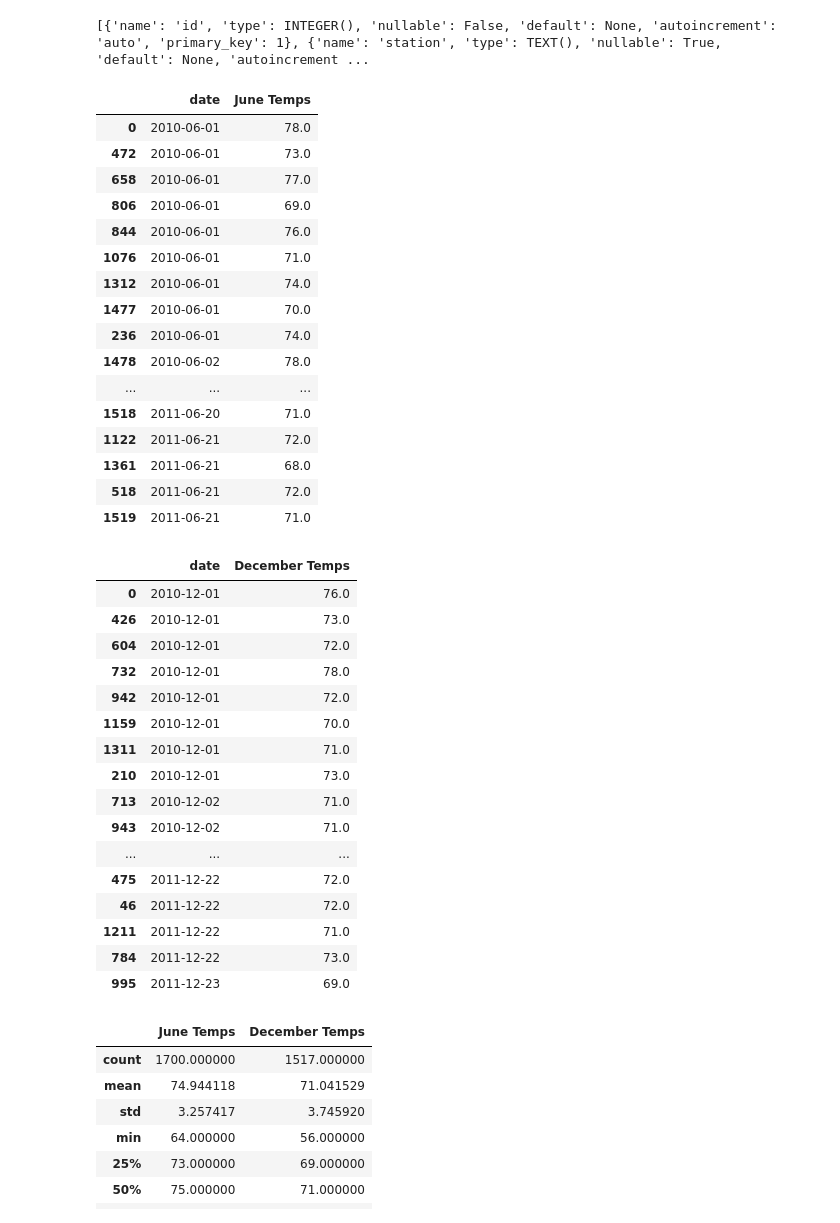
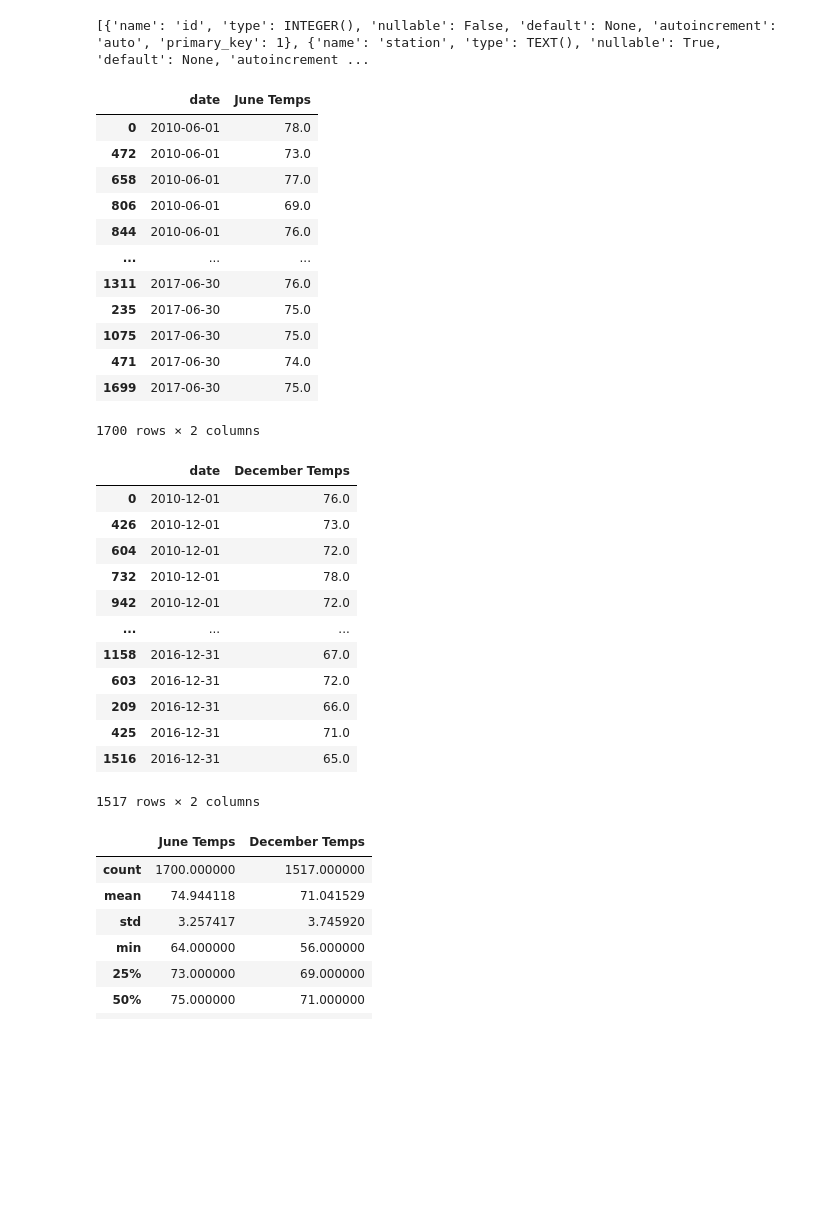
Before and after one commit to Kelfang/surfs_up, a Jupyter notebook: Surfs_Up_Expanded_Queries.ipynb, the cells around one changed output. Cells and saved outputs as stored; diff of their text form; code cells hidden in the pictures; blank space fills up the shorter version.

```diff
--- a/Surfs_Up_Expanded_Queries.ipynb
+++ b/Surfs_Up_Expanded_Queries.ipynb
@@ -52,28 +52,24 @@ print(inspector.get_columns('station'))
 # %%
 # Create June Temps DataFrame.
 june_temps = session.query(Measurement.date, Measurement.tobs).filter(extract('month', Measurement.date) == 6).all()
-pd.set_option('display.max_rows', None)
+# pd.set_option('display.max_rows', None)
 june_df = pd.DataFrame(june_temps, columns=['date', 'tobs'])
 june_df.rename(columns=({'tobs': 'June Temps'}), inplace=True)
 june_df.sort_values(by='date')
 # %% [output]
 |  | date | June Temps |
 | 0 | 2010-06-01 | 78.0 |
 | 472 | 2010-06-01 | 73.0 |
 | 658 | 2010-06-01 | 77.0 |
 | 806 | 2010-06-01 | 69.0 |
 | 844 | 2010-06-01 | 76.0 |
-| 1076 | 2010-06-01 | 71.0 |
-| 1312 | 2010-06-01 | 74.0 |
-| 1477 | 2010-06-01 | 70.0 |
-| 236 | 2010-06-01 | 74.0 |
-| 1478 | 2010-06-02 | 78.0 |
 | ... | ... | ... |
-| 1518 | 2011-06-20 | 71.0 |
-| 1122 | 2011-06-21 | 72.0 |
-| 1361 | 2011-06-21 | 68.0 |
-| 518 | 2011-06-21 | 72.0 |
-| 1519 | 2011-06-21 | 71.0 |
+| 1311 | 2017-06-30 | 76.0 |
+| 235 | 2017-06-30 | 75.0 |
+| 1075 | 2017-06-30 | 75.0 |
+| 471 | 2017-06-30 | 74.0 |
+| 1699 | 2017-06-30 | 75.0 |
+1700 rows × 2 columns
 # %%
 # Create December Temps DataFrame.
 dec_temps = session.query(Measurement.date, Measurement.tobs).filter(extract('month', Measurement.date) == 12).all()
@@ -88,17 +84,13 @@ dec_df.sort_values(by='date')
 | 604 | 2010-12-01 | 72.0 |
 | 732 | 2010-12-01 | 78.0 |
 | 942 | 2010-12-01 | 72.0 |
-| 1159 | 2010-12-01 | 70.0 |
-| 1311 | 2010-12-01 | 71.0 |
-| 210 | 2010-12-01 | 73.0 |
-| 713 | 2010-12-02 | 71.0 |
-| 943 | 2010-12-02 | 71.0 |
 | ... | ... | ... |
-| 475 | 2011-12-22 | 72.0 |
-| 46 | 2011-12-22 | 72.0 |
-| 1211 | 2011-12-22 | 71.0 |
-| 784 | 2011-12-22 | 73.0 |
-| 995 | 2011-12-23 | 69.0 |
+| 1158 | 2016-12-31 | 67.0 |
+| 603 | 2016-12-31 | 72.0 |
+| 209 | 2016-12-31 | 66.0 |
+| 425 | 2016-12-31 | 71.0 |
+| 1516 | 2016-12-31 | 65.0 |
+1517 rows × 2 columns
 # %%
 # Compare the TEMPERATURE summary statistics between the 2 months - all years.
 june_sum = june_df.describe()
```
Also changed, not shown: parts of 10 cells of this notebook.
